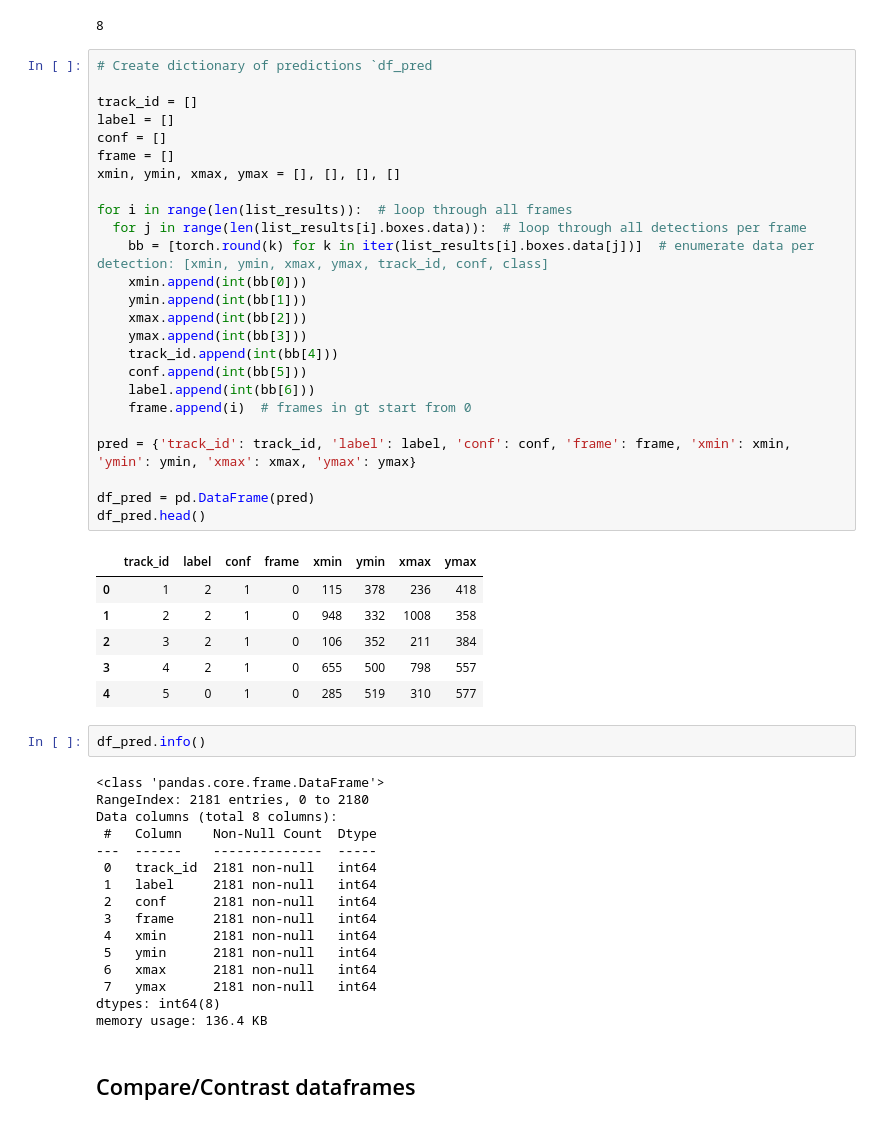
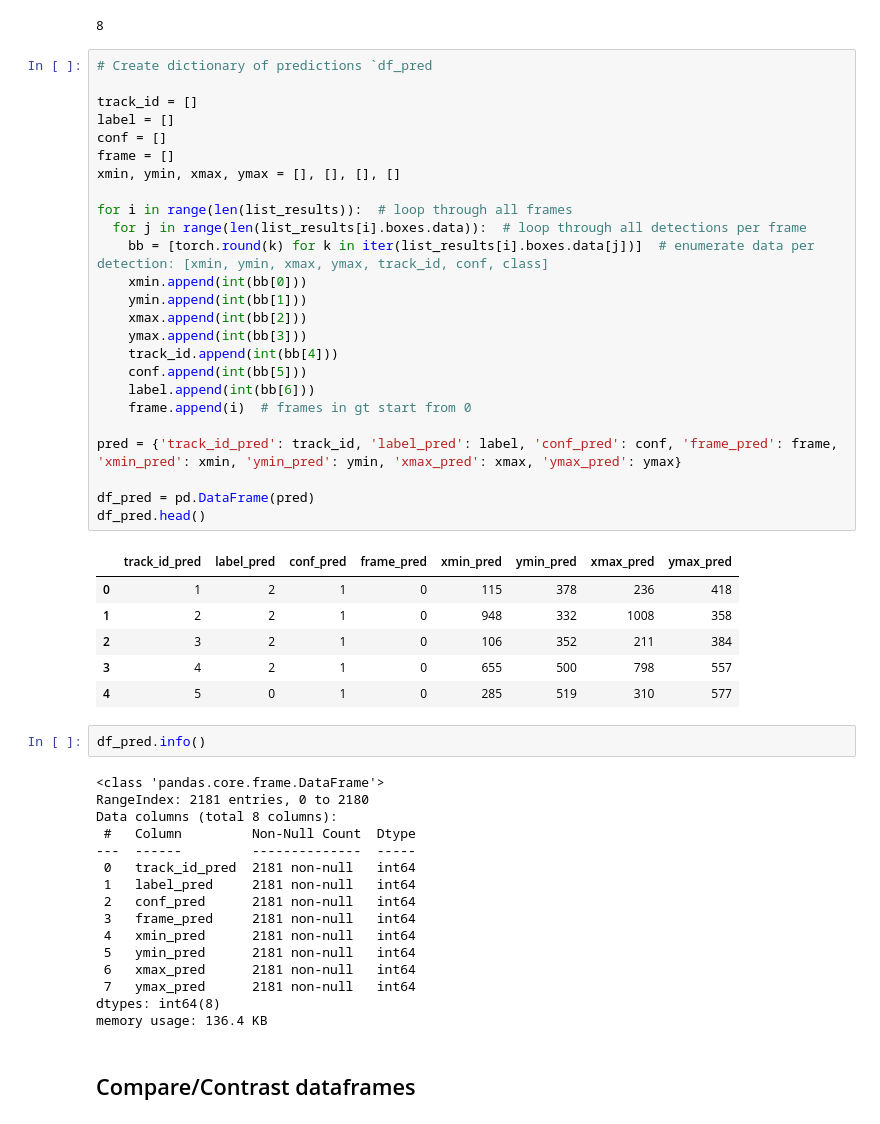
Before and after one commit to DawdlingDaedalus/VIRAT, a Jupyter notebook: analysis/06_26_2023_YOLOv8_300_Frames_IOU.ipynb, the cells around one changed output. Saved outputs shown, nothing was run; the diff lists cells and outputs as text.

Commit message:
Complete Analysis - IOU over 300 Frames

```diff
--- a/analysis/06_26_2023_YOLOv8_300_Frames_IOU.ipynb
+++ b/analysis/06_26_2023_YOLOv8_300_Frames_IOU.ipynb
@@ -294,30 +294,30 @@ len(list_results[0].boxes.data)
 # %%
 # Create dictionary of predictions `df_pred
 
 track_id = []
 label = []
 conf = []
 frame = []
 xmin, ymin, xmax, ymax = [], [], [], []
 
 for i in range(len(list_results)):  # loop through all frames
   for j in range(len(list_results[i].boxes.data)):  # loop through all detections per frame
     bb = [torch.round(k) for k in iter(list_results[i].boxes.data[j])]  # enumerate data per detection: [xmin, ymin, xmax, ymax, track_id, conf, class]
     xmin.append(int(bb[0]))
     ymin.append(int(bb[1]))
     xmax.append(int(bb[2]))
     ymax.append(int(bb[3]))
     track_id.append(int(bb[4]))
     conf.append(int(bb[5]))
     label.append(int(bb[6]))
     frame.append(i)  # frames in gt start from 0
 
-pred = {'track_id': track_id, 'label': label, 'conf': conf, 'frame': frame, 'xmin': xmin, 'ymin': ymin, 'xmax': xmax, 'ymax': ymax}
+pred = {'track_id_pred': track_id, 'label_pred': label, 'conf_pred': conf, 'frame_pred': frame, 'xmin_pred': xmin, 'ymin_pred': ymin, 'xmax_pred': xmax, 'ymax_pred': ymax}
 
 df_pred = pd.DataFrame(pred)
 df_pred.head()
 # %% [output]
-|  | track_id | label | conf | frame | xmin | ymin | xmax | ymax |
+|  | track_id_pred | label_pred | conf_pred | frame_pred | xmin_pred | ymin_pred | xmax_pred | ymax_pred |
 | 0 | 1 | 2 | 1 | 0 | 115 | 378 | 236 | 418 |
 | 1 | 2 | 2 | 1 | 0 | 948 | 332 | 1008 | 358 |
 | 2 | 3 | 2 | 1 | 0 | 106 | 352 | 211 | 384 |
@@ -329,16 +329,16 @@ df_pred.info()
 <class 'pandas.core.frame.DataFrame'>
 RangeIndex: 2181 entries, 0 to 2180
 Data columns (total 8 columns):
- #   Column    Non-Null Count  Dtype
----  ------    --------------  -----
- 0   track_id  2181 non-null   int64
- 1   label     2181 non-null   int64
- 2   conf      2181 non-null   int64
- 3   frame     2181 non-null   int64
- 4   xmin      2181 non-null   int64
- 5   ymin      2181 non-null   int64
- 6   xmax      2181 non-null   int64
- 7   ymax      2181 non-null   int64
+ #   Column         Non-Null Count  Dtype
+---  ------         --------------  -----
+ 0   track_id_pred  2181 non-null   int64
+ 1   label_pred     2181 non-null   int64
+ 2   conf_pred      2181 non-null   int64
+ 3   frame_pred     2181 non-null   int64
+ 4   xmin_pred      2181 non-null   int64
+ 5   ymin_pred      2181 non-null   int64
+ 6   xmax_pred      2181 non-null   int64
+ 7   ymax_pred      2181 non-null   int64
 dtypes: int64(8)
 memory usage: 136.4 KB
 # %% [markdown]
```
Also changed, not shown: parts of 11 cells of this notebook.
